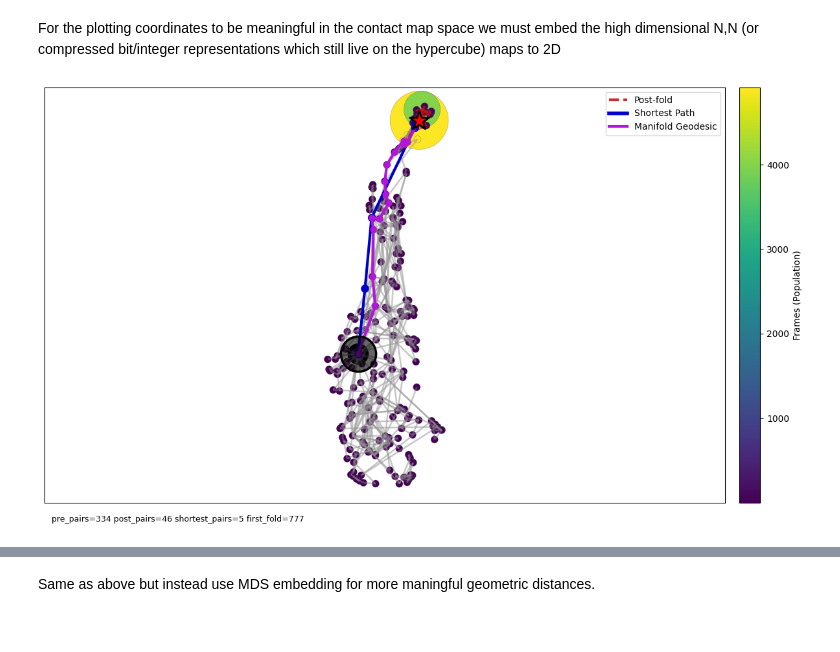
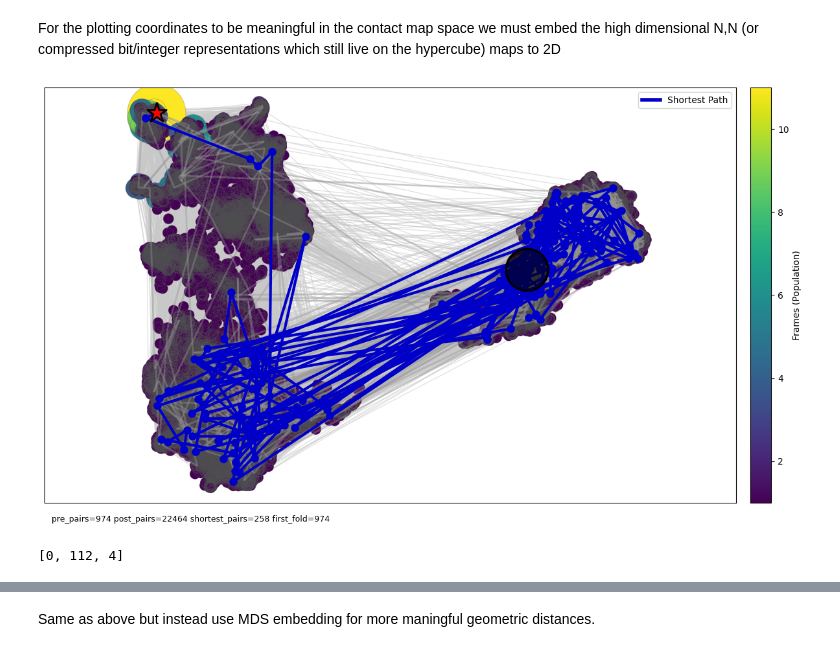
Before and after one commit to HPuntu/protein_folding_graphs, a Jupyter notebook: example_usage_villin.ipynb, the cells around one changed output, grey strips where cells are left out. Saved outputs shown, nothing was run; the diff lists cells and outputs as text; code cells hidden in the pictures.

```diff
--- a/example_usage_villin.ipynb
+++ b/example_usage_villin.ipynb
@@ -10,11 +10,12 @@ First let's construct and plot a temporal adjacency graph
 # %%
 import MDAnalysis as mda
 
-pdb = "/Users/kebl8116-admin/Projects/origami/data/fast-folders/experimental_structures/lambda_24fk.pdb"
+pdb = "/Users/kebl8116-admin/Projects/origami/data/fast-folders/experimental_structures/villin_2f4k.pdb"
 coords = np.load("/Users/kebl8116-admin/Projects/origami/data/fast-folders/villin_ca_coords.npy")
-print("coords loaded")
-coords = contacts.align_traj(coords[::1000,:,:] , ref=coords[-1])
-print(coords.shape)
+print("coords loaded", coords.shape)
+coords = coords.transpose(2, 0, 1).copy()
+coords = contacts.align_traj(coords[::100,:,:] , ref=coords[-1])
+print("coords aligned", coords.shape)
 
 # sanity checks
 assert coords.ndim == 3 and coords.shape[2] == 3
@@ -27,19 +28,16 @@ assert coords.shape[1] == ca.n_atoms
 
 u = mda.Merge(ca) # Build CA-only topology
 u.load_new(coords, order="fac") # Attach trajectory
-contact_maps = contacts.get_contact_maps(u, seq_sep=10)
+contact_maps = contacts.get_contact_maps(u, seq_sep=5)
 print("got contact maps")
 
 # extract list of unique contact maps (N,N)
 unique_maps, frame_to_uid, inds = contacts.get_unique_maps(contact_maps)
-# frame_to_uid is a list of unique contact map (or node) ids
-# (from 0 to n unique contact maps) for each frame in trajectory
-# inds is list of the frame indexes in the trajectory of the first appearance of each contact map
 
 # build a graph whose edges represent temporal adjacency
 G, counter, node_counts = graphs.build_temporal_transition_graph(frame_to_uid, inds, keep_self_loops=False)
 # plot it as a static image with edges weighted by transitions counts
 fig, ax = plotting.plot_graph_auto(G, frame_to_uid, unique_maps=unique_maps, unique_indices=inds, interactive=False, count_multiplicity=True,
-                                   title="")
+                                   title="", post_fold_red=False)
 plt.show()
 # %% [output]
@@ -89,25 +98,29 @@ For the plotting coordinates to be meaningful in the contact map space we must e
 # %%
 # flatten unique N,N contact maps upper triangles to flat bits and convert to integer representations
 flat_bits, _, Mbits = contacts.flatten_upper_bits(unique_maps) # we get the actual bits here for later use
 ints, Mbits, _ = contacts.maps_to_upper_ints(unique_maps) # and also use this function which uses the above then converts the flat bits into ints
 
 # construct the manifold graph from ints representation
 Gm, ints = graphs.build_contact_manifold_graph(ints, Mbits, method='auto')
 # again merge the temporal edge infos
 edge_info = graphs.temporal_edge_counts(frame_to_uid, keep_self_loops=False)
 G = graphs.merge_manifold_and_temporal(Gm, edge_info, node_counts=node_counts)
 
 # now we perform the embedding with the flattened bits (not integers)
 # using pca followed by umap
 X_emb, pca = clustering.embed_flat_bits(flat_bits, pca_n=45, umap_n=2)
 
 # we can extract x, y positions from the first embeddings
 pos = {i:(float(X_emb[i,0]), float(X_emb[i,1])) for i in range(X_emb.shape[0])}
-
+custom_paths = {}
 # plot
 fig, ax = plotting.plot_graph_auto(G, frame_to_uid, pos, X_emb, unique_maps=unique_maps, unique_indices=inds, interactive=False, count_multiplicity=False,
-                                   custom_paths=custom_paths,
+                                   custom_paths=custom_paths, post_fold_red=False,
                                    title="")
 plt.show()
 # %% [output]
-[figure, old version]
+[figure, new version]
+# %%
+path_m
+# %% [output]
+[0, 112, 4]
```
Also changed, not shown: parts of 6 cells of this notebook, 1 other file.
